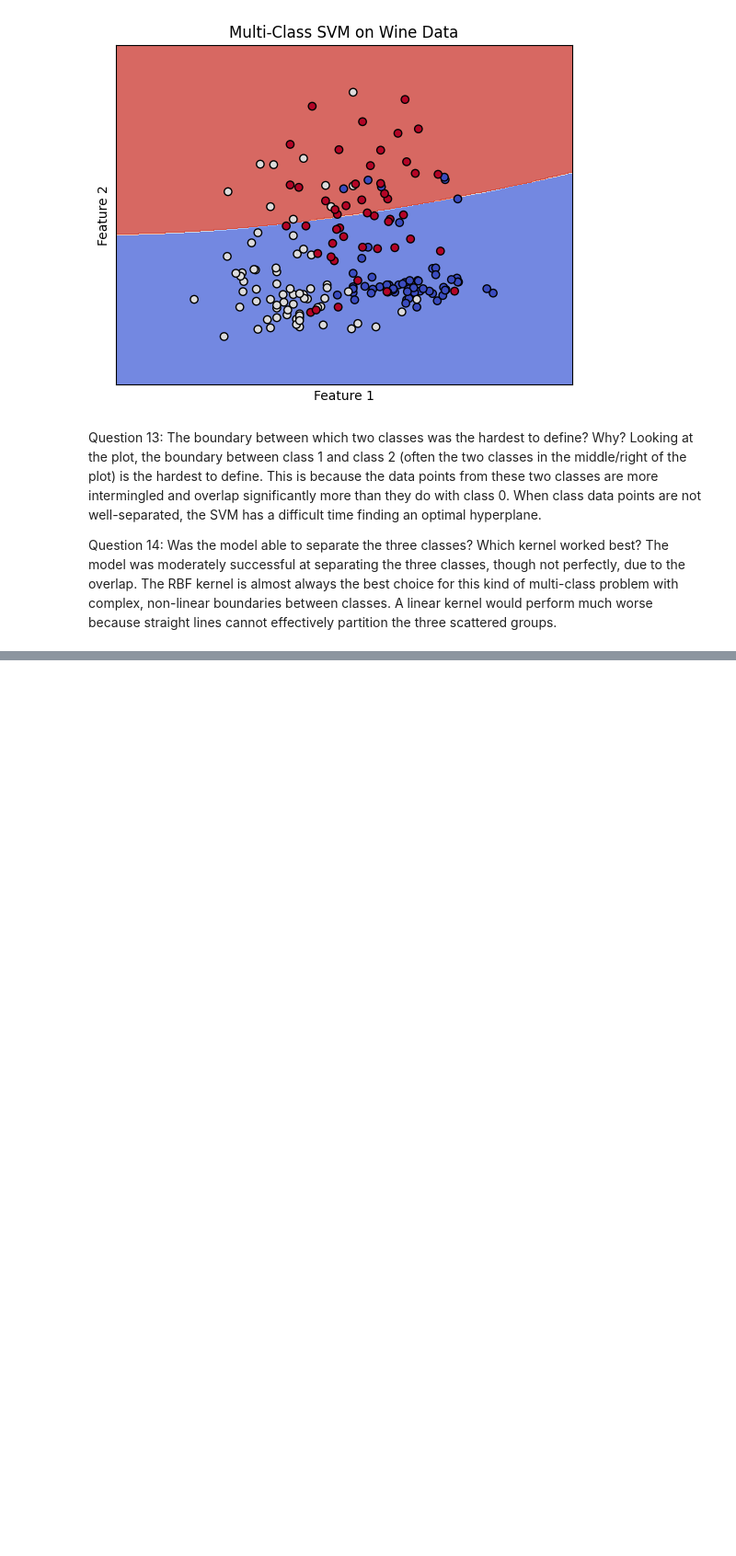
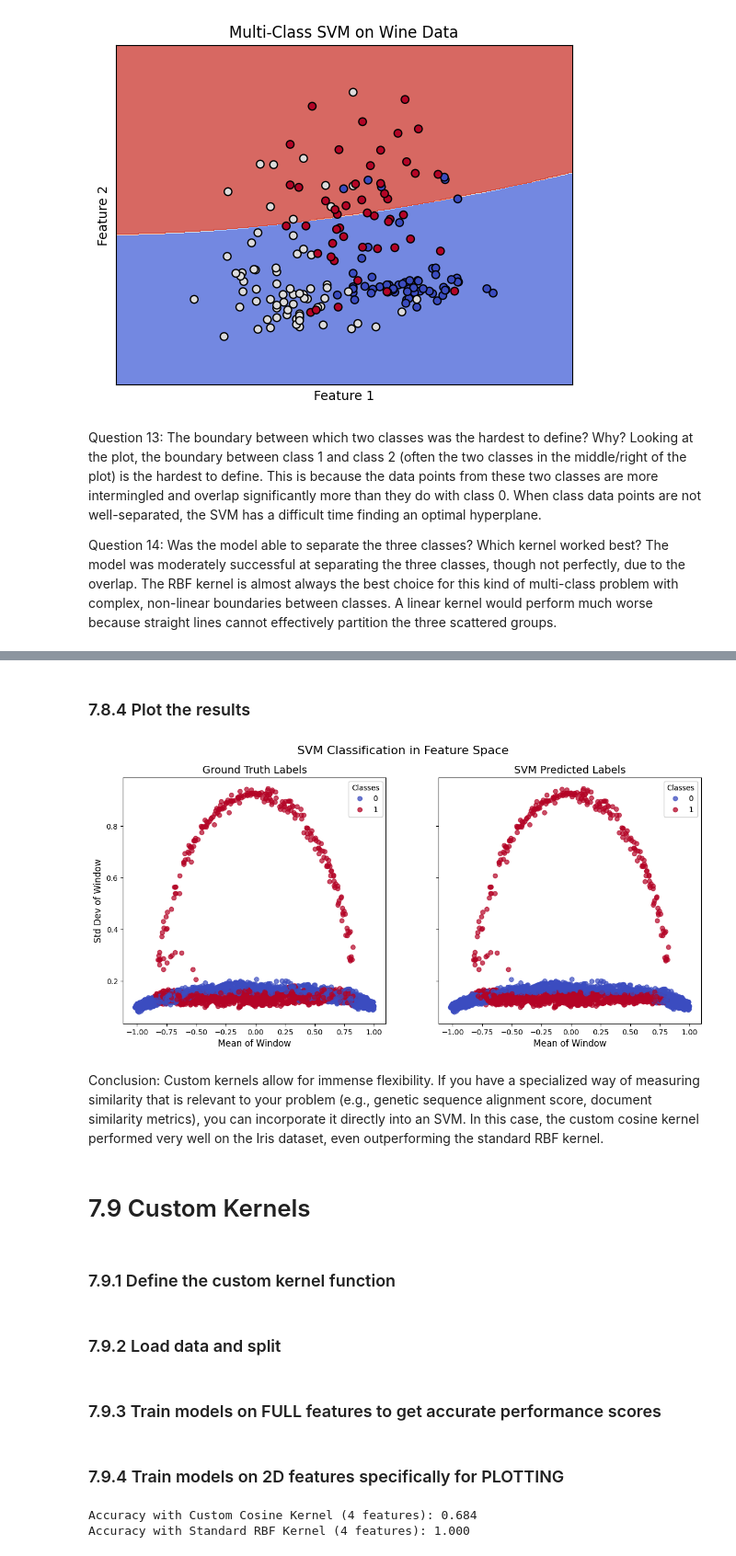
Before and after one commit to MohammadMahdi-Sharifbeigy/SVM-ALCE4032, a Jupyter notebook: SVM.ipynb, the cells around one changed output, grey strips where cells are left out. Shown at 92% size. Cells and saved outputs as stored; diff of their text form; code cells hidden in the pictures; blank space fills up the shorter version.

```diff
--- a/SVM.ipynb
+++ b/SVM.ipynb
@@ -392,0 +652,12 @@ The model was moderately successful at separating the three classes, though not
+# %%
+def create_ts_features(signal, labels, window_size):
+    X, y = [], []
+    for i in range(len(signal) - window_size):
+        window = signal[i:i+window_size]
+        features = [np.mean(window), np.std(window), np.max(window), np.min(window)]
+        X.append(features)
+        y.append(labels[i + window_size])
+    return np.array(X), np.array(y)
+
+window_size = 50
+X_ts, y_ts = create_ts_features(full_signal, labels, window_size)
@@ -392,0 +679,29 @@ The model was moderately successful at separating the three classes, though not
+# %% [markdown]
+### 7.8.4 Plot the results
+# %%
+fig, (ax1, ax2) = plt.subplots(1, 2, figsize=(14, 6), sharey=True)
+
+scatter_true = ax1.scatter(X_test[:, 0], X_test[:, 1], c=y_test, cmap='coolwarm', alpha=0.7)
+scatter_pred = ax2.scatter(X_test[:, 0], X_test[:, 1], c=y_pred, cmap='coolwarm', alpha=0.7)
+
+ax1.set_title('Ground Truth Labels', fontsize=14)
+ax1.set_xlabel('Mean of Window', fontsize=12)
+ax1.set_ylabel('Std Dev of Window', fontsize=12)
+legend1 = ax1.legend(*scatter_true.legend_elements(), title="Classes")
+ax1.add_artist(legend1)
+
+ax2.set_title('SVM Predicted Labels', fontsize=14)
+ax2.set_xlabel('Mean of Window', fontsize=12)
+legend2 = ax2.legend(*scatter_pred.legend_elements(), title="Classes")
+ax2.add_artist(legend2)
+
+plt.suptitle('SVM Classification in Feature Space', fontsize=16)
+plt.show()
+# %% [output]
+[figure, added]
+# %% [markdown]
+Conclusion: Custom kernels allow for immense flexibility. If you have a specialized way of measuring similarity that is relevant to your problem (e.g., genetic sequence alignment score, document similarity metrics), you can incorporate it directly into an SVM. In this case, the custom cosine kernel performed very well on the Iris dataset, even outperforming the standard RBF kernel.
+# %% [markdown]
+# 7.9 Custom Kernels
+# %% [markdown]
+### 7.9.1 Define the custom kernel function
@@ -392,0 +712,2 @@ The model was moderately successful at separating the three classes, though not
+# %% [markdown]
+### 7.9.2 Load data and split
@@ -392,0 +723,2 @@ The model was moderately successful at separating the three classes, though not
+# %% [markdown]
+### 7.9.3 Train models on FULL features to get accurate performance scores
@@ -392,0 +728,11 @@ The model was moderately successful at separating the three classes, though not
+# %% [markdown]
+### 7.9.4 Train models on 2D features specifically for PLOTTING
+# %%
+svm_custom_2d = SVC(kernel=cosine_kernel).fit(X_train_2d, y_train_2d)
+svm_rbf_2d = SVC(kernel='rbf').fit(X_train_2d, y_train_2d)
+
+print(f"Accuracy with Custom Cosine Kernel (4 features): {svm_custom_full.score(X_test_full, y_test):.3f}")
+print(f"Accuracy with Standard RBF Kernel (4 features): {svm_rbf_full.score(X_test_full, y_test):.3f}")
+# %% [output]
+Accuracy with Custom Cosine Kernel (4 features): 0.684
+Accuracy with Standard RBF Kernel (4 features): 1.000
```
Also changed, not shown: parts of 47 cells of this notebook.
